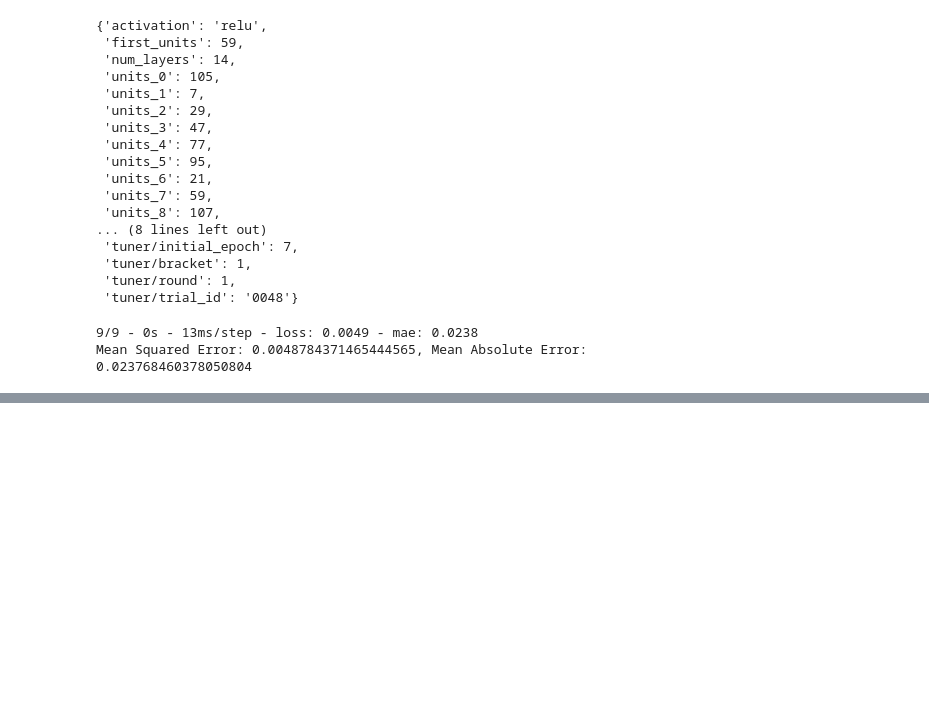
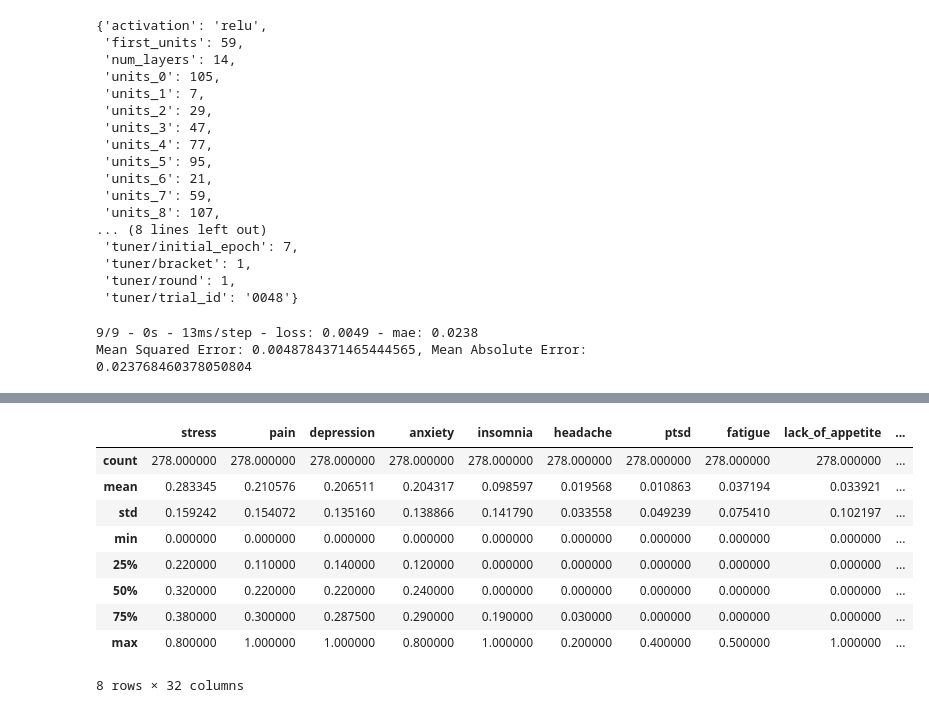
Before and after one commit to JustifiedTB/group-project-3, a Jupyter notebook: model_run_2.ipynb, the cells around one changed output, grey strips where cells are left out. Saved outputs shown, nothing was run; the diff lists cells and outputs as text; code cells hidden in the pictures; blank space fills up the shorter version.

```diff
--- a/model_run_2.ipynb
+++ b/model_run_2.ipynb
@@ -706,0 +771,13 @@ best_model_ill_continuous.save(file_path_illnesses_continuous_model)
+# %%
+y_test_illnesses.describe()
+# %% [output]
+|  | stress | pain | depression | anxiety | insomnia | headache | ptsd | fatigue | lack_of_appetite | ... |
+| count | 278.000000 | 278.000000 | 278.000000 | 278.000000 | 278.000000 | 278.000000 | 278.000000 | 278.000000 | 278.000000 | ... |
+| mean | 0.283345 | 0.210576 | 0.206511 | 0.204317 | 0.098597 | 0.019568 | 0.010863 | 0.037194 | 0.033921 | ... |
+| std | 0.159242 | 0.154072 | 0.135160 | 0.138866 | 0.141790 | 0.033558 | 0.049239 | 0.075410 | 0.102197 | ... |
+| min | 0.000000 | 0.000000 | 0.000000 | 0.000000 | 0.000000 | 0.000000 | 0.000000 | 0.000000 | 0.000000 | ... |
+| 25% | 0.220000 | 0.110000 | 0.140000 | 0.120000 | 0.000000 | 0.000000 | 0.000000 | 0.000000 | 0.000000 | ... |
+| 50% | 0.320000 | 0.220000 | 0.220000 | 0.240000 | 0.000000 | 0.000000 | 0.000000 | 0.000000 | 0.000000 | ... |
+| 75% | 0.380000 | 0.300000 | 0.287500 | 0.290000 | 0.190000 | 0.030000 | 0.000000 | 0.000000 | 0.000000 | ... |
+| max | 0.800000 | 1.000000 | 1.000000 | 0.800000 | 1.000000 | 0.200000 | 0.400000 | 0.500000 | 1.000000 | ... |
+8 rows × 32 columns
```
Also changed, not shown: parts of 9 cells of this notebook, 1 other file.
